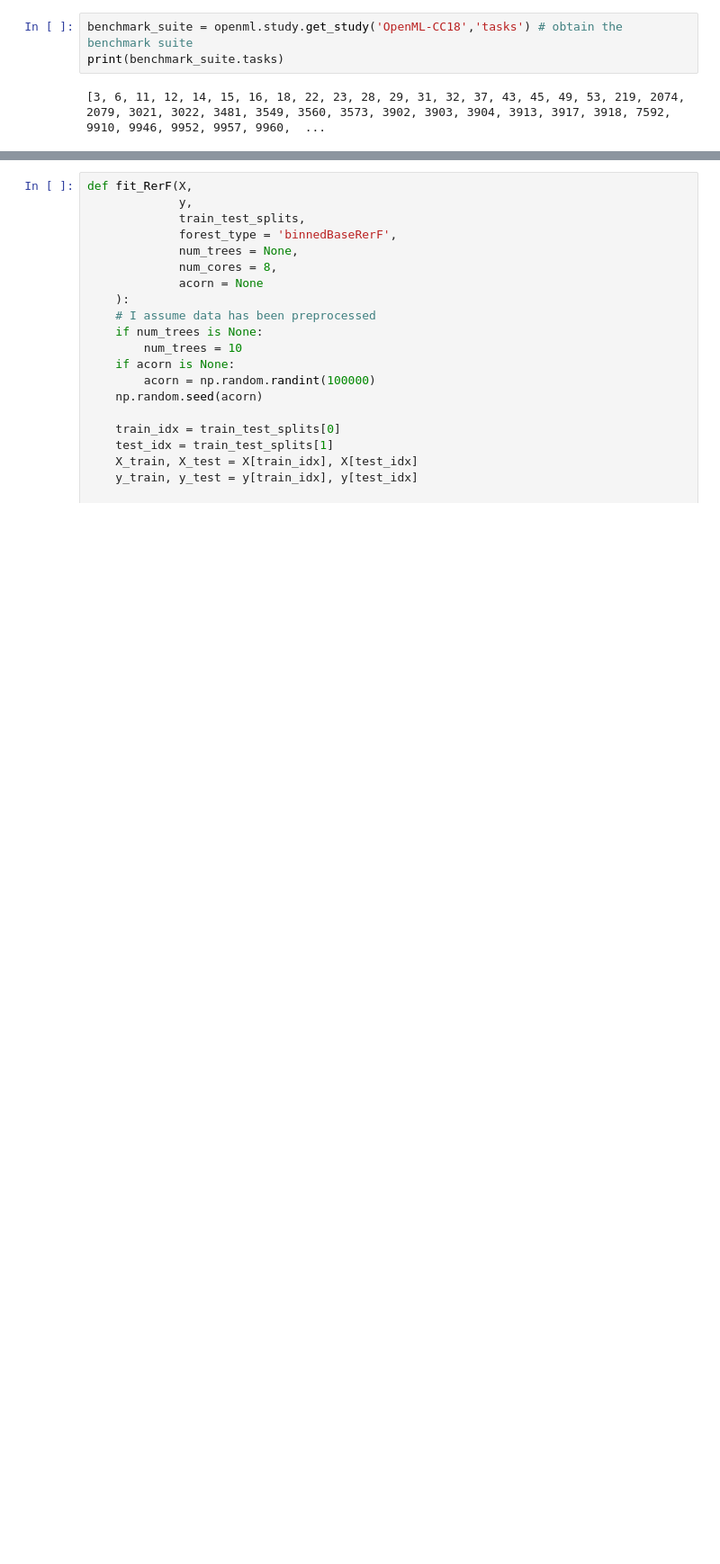
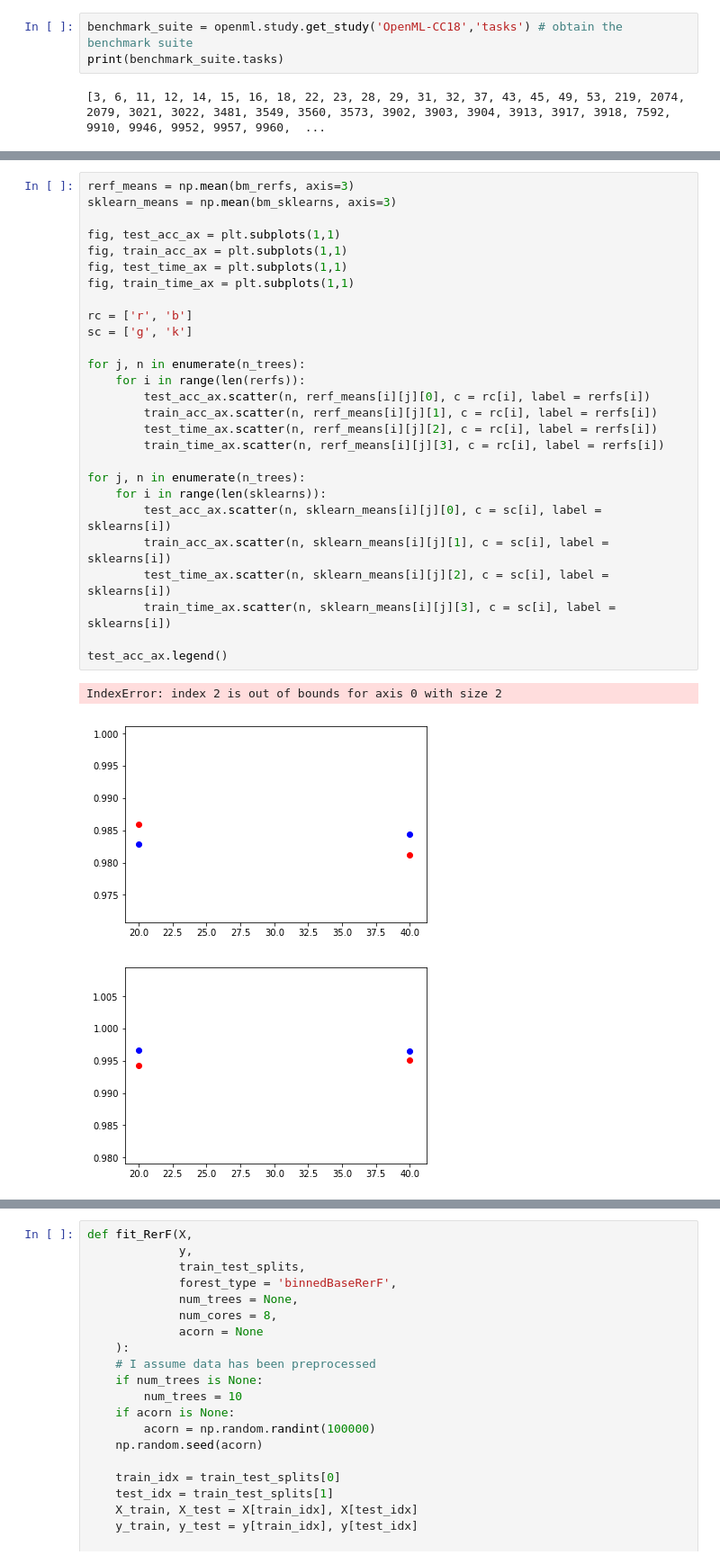
Before and after one commit to neurodata/SPORF, a Jupyter notebook: Python/benchmarks/openML benchmarks.ipynb, the cells around one changed output, grey strips where cells are left out. Shown at 90% size. Cells and saved outputs as stored; diff of their text form; blank space fills up the shorter version.

```diff
--- a/Python/benchmarks/openML benchmarks.ipynb
+++ b/Python/benchmarks/openML benchmarks.ipynb
@@ -12,0 +38,31 @@ print(benchmark_suite.tasks)
+# %%
+rerf_means = np.mean(bm_rerfs, axis=3)
+sklearn_means = np.mean(bm_sklearns, axis=3)
+
+fig, test_acc_ax = plt.subplots(1,1)
+fig, train_acc_ax = plt.subplots(1,1)
+fig, test_time_ax = plt.subplots(1,1)
+fig, train_time_ax = plt.subplots(1,1)
+
+rc = ['r', 'b']
+sc = ['g', 'k']
+
+for j, n in enumerate(n_trees):
+    for i in range(len(rerfs)):
+        test_acc_ax.scatter(n, rerf_means[i][j][0], c = rc[i], label = rerfs[i])
+        train_acc_ax.scatter(n, rerf_means[i][j][1], c = rc[i], label = rerfs[i])
+        test_time_ax.scatter(n, rerf_means[i][j][2], c = rc[i], label = rerfs[i])
+        train_time_ax.scatter(n, rerf_means[i][j][3], c = rc[i], label = rerfs[i])
+
+for j, n in enumerate(n_trees):
+    for i in range(len(sklearns)):
+        test_acc_ax.scatter(n, sklearn_means[i][j][0], c = sc[i], label = sklearns[i])
+        train_acc_ax.scatter(n, sklearn_means[i][j][1], c = sc[i], label = sklearns[i])
+        test_time_ax.scatter(n, sklearn_means[i][j][2], c = sc[i], label = sklearns[i])
+        train_time_ax.scatter(n, sklearn_means[i][j][3], c = sc[i], label = sklearns[i])
+
+test_acc_ax.legend()
+# %% [output]
+IndexError: index 2 is out of bounds for axis 0 with size 2
+[figure, added]
+[figure, added]
```
Also changed, not shown: parts of 9 cells of this notebook, 1 other file.
